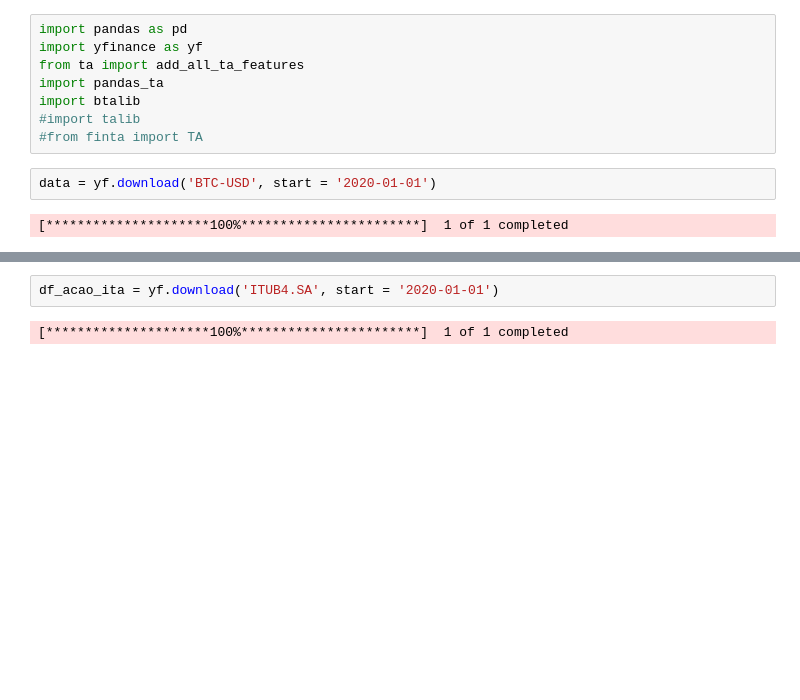
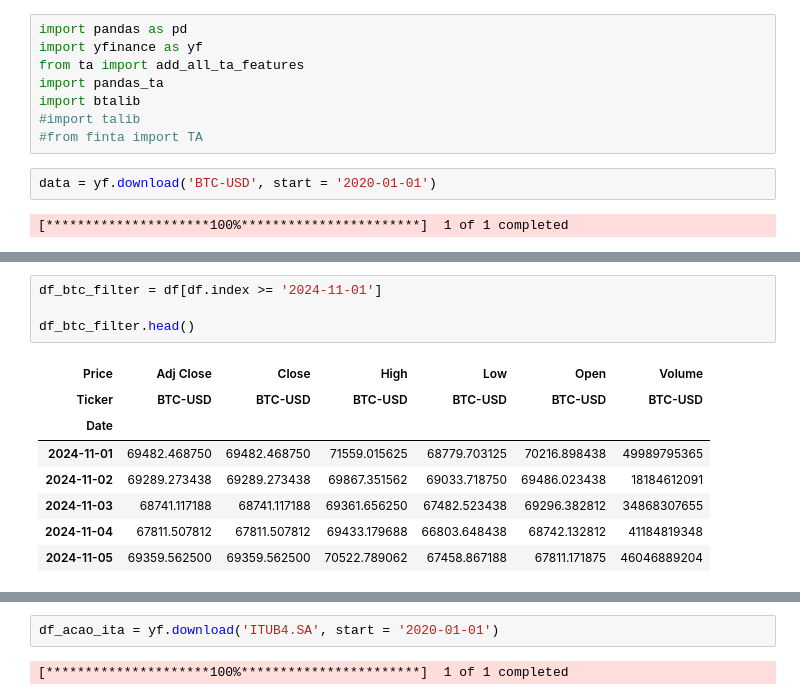
Before and after one commit to tal-rsg/analys_trade, a Jupyter notebook: analys_btc_trade.ipynb, the cells around one changed output, grey strips where cells are left out. Drawn from its saved outputs; the diff is of its cells as text; blank space fills up the shorter version.

```diff
--- a/analys_btc_trade.ipynb
+++ b/analys_btc_trade.ipynb
@@ -83,0 +95,13 @@ percentual_diff
+# %%
+df_btc_filter = df[df.index >= '2024-11-01']
+
+df_btc_filter.head()
+# %% [output]
+| Price | Adj Close | Close | High | Low | Open | Volume |
+| Ticker | BTC-USD | BTC-USD | BTC-USD | BTC-USD | BTC-USD | BTC-USD |
+| Date |  |  |  |  |  |  |
+| 2024-11-01 | 69482.468750 | 69482.468750 | 71559.015625 | 68779.703125 | 70216.898438 | 49989795365 |
+| 2024-11-02 | 69289.273438 | 69289.273438 | 69867.351562 | 69033.718750 | 69486.023438 | 18184612091 |
+| 2024-11-03 | 68741.117188 | 68741.117188 | 69361.656250 | 67482.523438 | 69296.382812 | 34868307655 |
+| 2024-11-04 | 67811.507812 | 67811.507812 | 69433.179688 | 66803.648438 | 68742.132812 | 41184819348 |
+| 2024-11-05 | 69359.562500 | 69359.562500 | 70522.789062 | 67458.867188 | 67811.171875 | 46046889204 |
```
Also changed, not shown: parts of 8 cells of this notebook.
